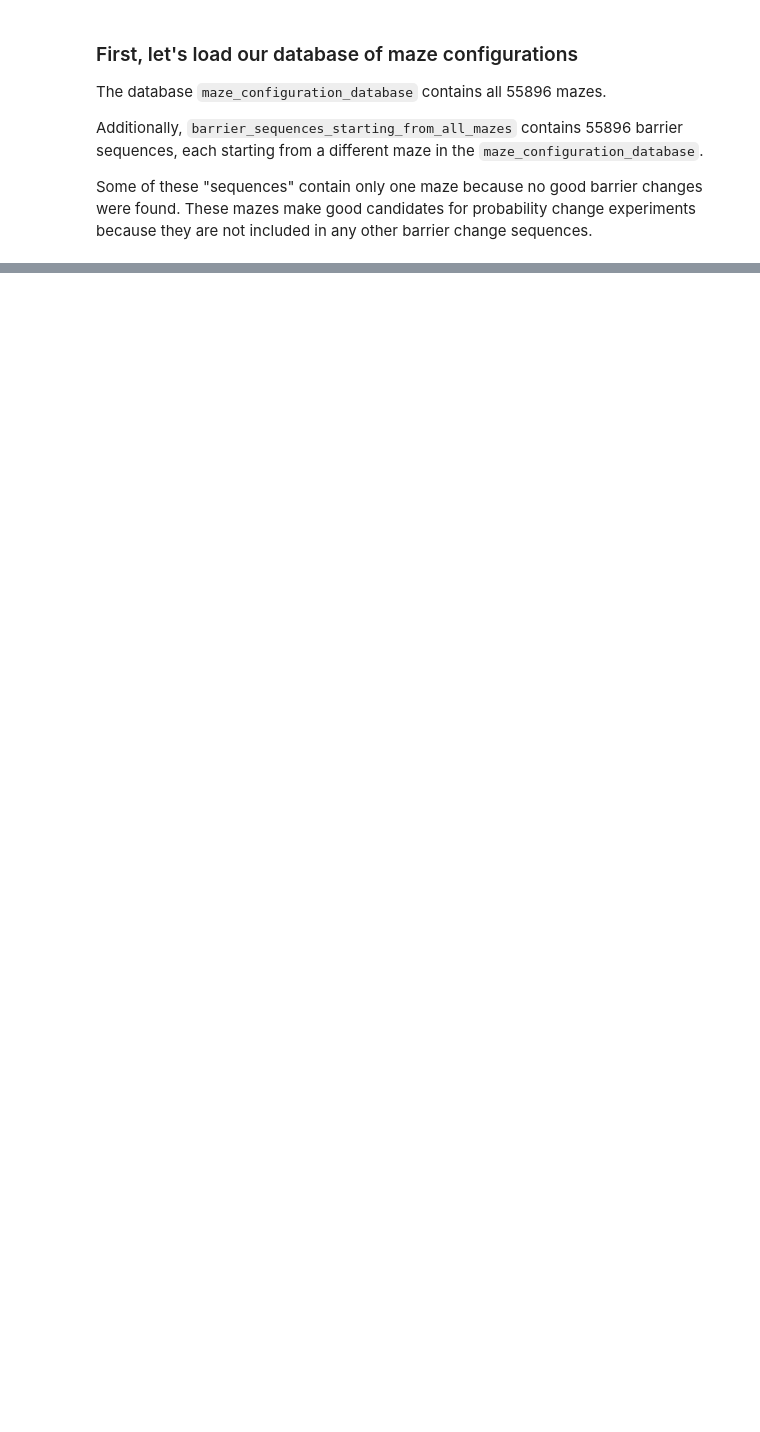
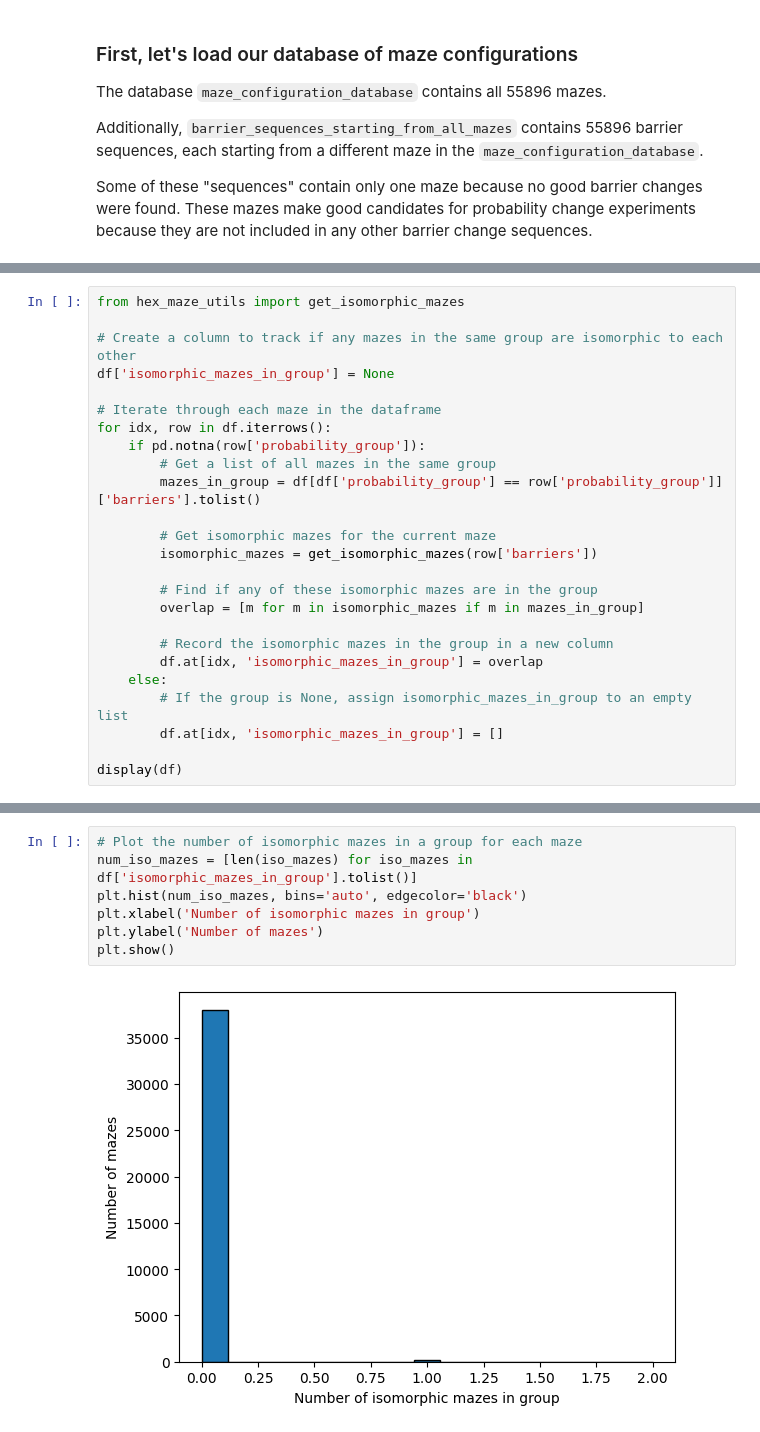
Before and after one commit to calderast/Hex-maze, a Jupyter notebook: Tutorials/Generate_Probability_Change_Database.ipynb, the cells around one changed output, grey strips where cells are left out. Cells and saved outputs as stored; diff of their text form; blank space fills up the shorter version.

Commit message:
Clean up probability change database and update database READMEs (#20)

```diff
--- a/Tutorials/Generate_Probability_Change_Database.ipynb
+++ b/Tutorials/Generate_Probability_Change_Database.ipynb
@@ -136,0 +176,25 @@ We have 38208 maze configurations to choose from!
+# %%
+from hex_maze_utils import get_isomorphic_mazes
+
+# Create a column to track if any mazes in the same group are isomorphic to each other
+df['isomorphic_mazes_in_group'] = None
+
+# Iterate through each maze in the dataframe
+for idx, row in df.iterrows():
+    if pd.notna(row['probability_group']):
+        # Get a list of all mazes in the same group
+        mazes_in_group = df[df['probability_group'] == row['probability_group']]['barriers'].tolist()
+
+        # Get isomorphic mazes for the current maze
+        isomorphic_mazes = get_isomorphic_mazes(row['barriers'])
+
+        # Find if any of these isomorphic mazes are in the group
+        overlap = [m for m in isomorphic_mazes if m in mazes_in_group]
+
+        # Record the isomorphic mazes in the group in a new column
+        df.at[idx, 'isomorphic_mazes_in_group'] = overlap
+    else:
+        # If the group is None, assign isomorphic_mazes_in_group to an empty list
+        df.at[idx, 'isomorphic_mazes_in_group'] = []
+
+display(df)
@@ -136,0 +219,9 @@ We have 38208 maze configurations to choose from!
+# %%
+# Plot the number of isomorphic mazes in a group for each maze
+num_iso_mazes = [len(iso_mazes) for iso_mazes in df['isomorphic_mazes_in_group'].tolist()]
+plt.hist(num_iso_mazes, bins='auto', edgecolor='black')
+plt.xlabel('Number of isomorphic mazes in group')
+plt.ylabel('Number of mazes')
+plt.show()
+# %% [output]
+[figure, added]
```
Also changed, not shown: parts of 16 cells of this notebook, 14 other files.
